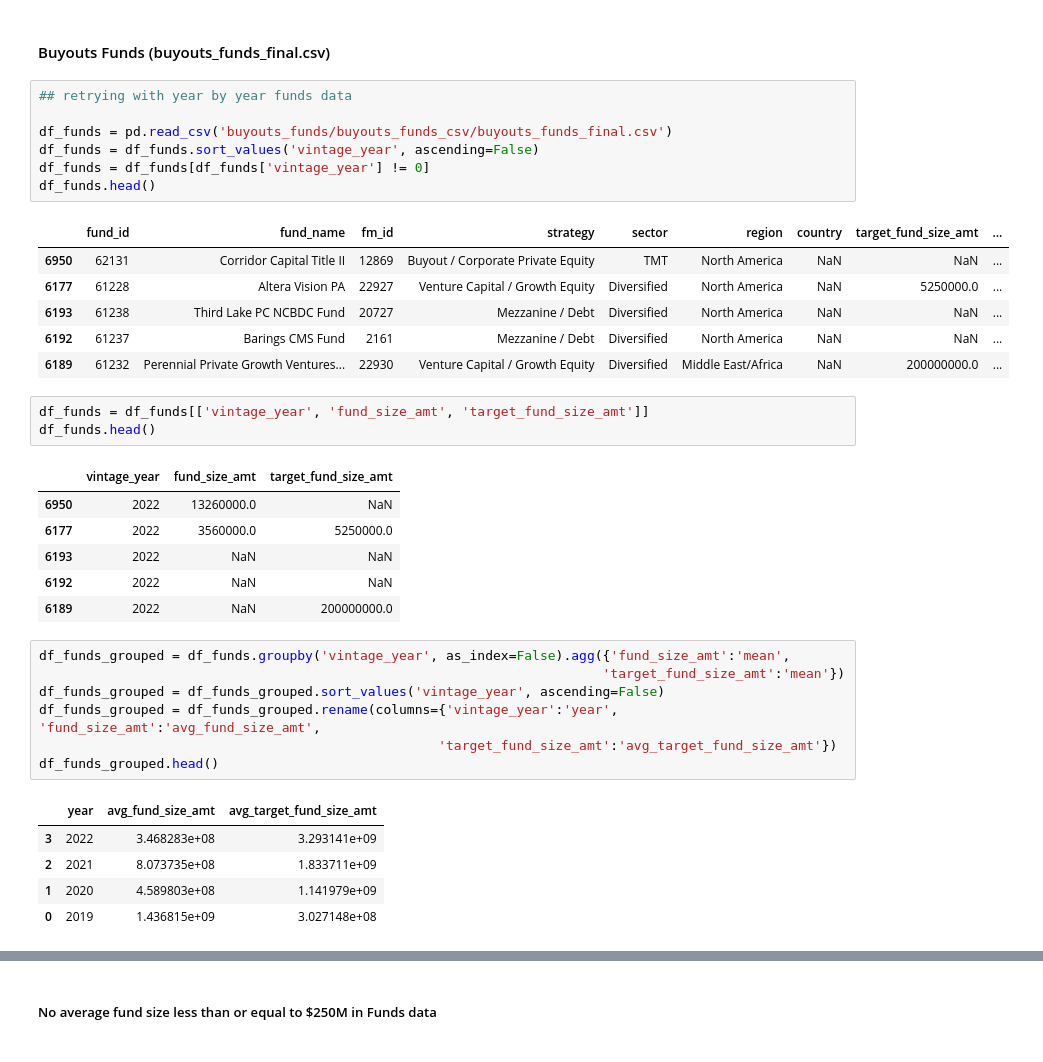
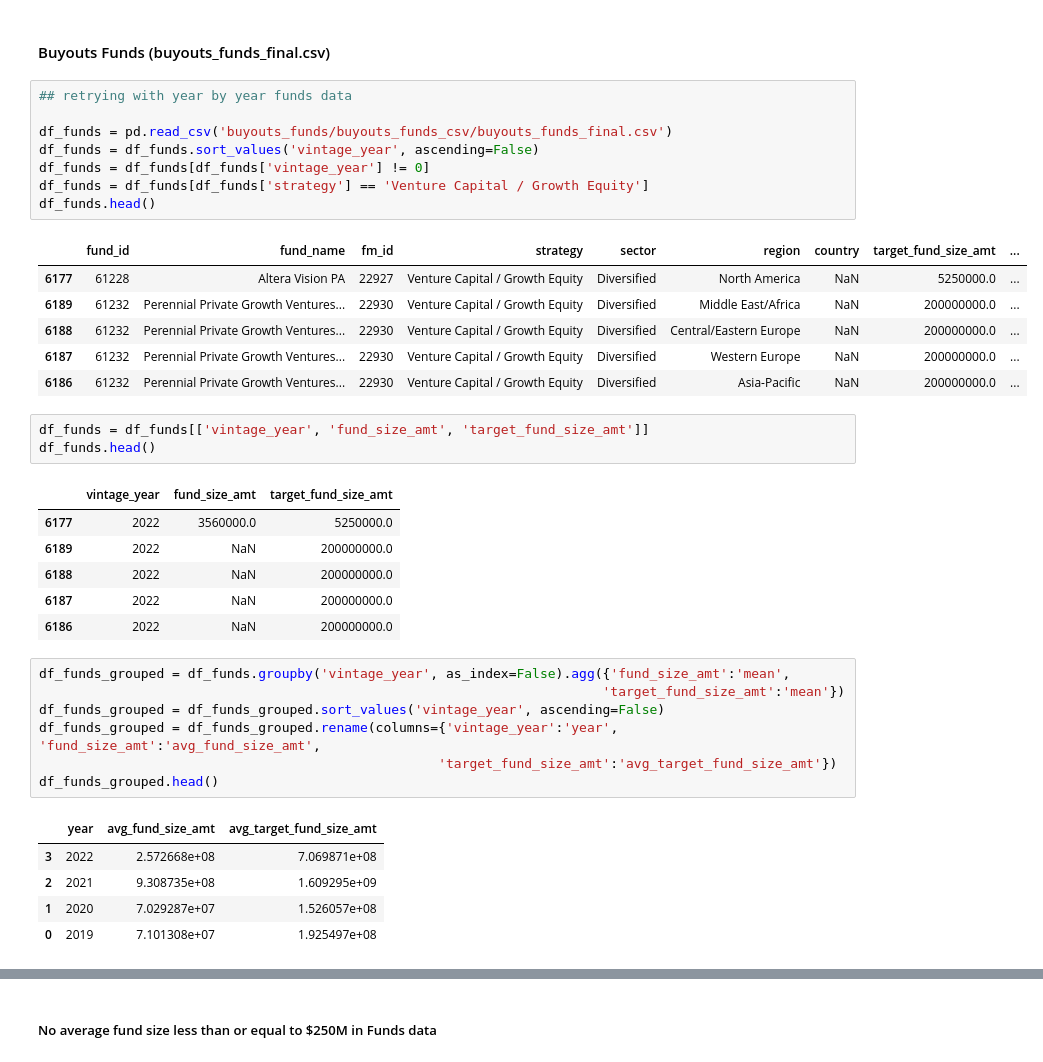
Before and after one commit to anjanaiyer/svb_practicum, a Jupyter notebook: buyouts/buyouts_sp_test.ipynb, the cells around one changed output, grey strips where cells are left out. Saved outputs shown, nothing was run; the diff lists cells and outputs as text.

```diff
--- a/buyouts/buyouts_sp_test.ipynb
+++ b/buyouts/buyouts_sp_test.ipynb
@@ -308,27 +340,28 @@ Name: avg_fund_size_amt, dtype: float64
 # %%
 ## retrying with year by year funds data
 
 df_funds = pd.read_csv('buyouts_funds/buyouts_funds_csv/buyouts_funds_final.csv')
 df_funds = df_funds.sort_values('vintage_year', ascending=False)
 df_funds = df_funds[df_funds['vintage_year'] != 0]
+df_funds = df_funds[df_funds['strategy'] == 'Venture Capital / Growth Equity']
 df_funds.head()
 # %% [output]
 |  | fund_id | fund_name | fm_id | strategy | sector | region | country | target_fund_size_amt | ... |
-| 6950 | 62131 | Corridor Capital Title II | 12869 | Buyout / Corporate Private Equity | TMT | North America | NaN | NaN | ... |
 | 6177 | 61228 | Altera Vision PA | 22927 | Venture Capital / Growth Equity | Diversified | North America | NaN | 5250000.0 | ... |
-| 6193 | 61238 | Third Lake PC NCBDC Fund | 20727 | Mezzanine / Debt | Diversified | North America | NaN | NaN | ... |
-| 6192 | 61237 | Barings CMS Fund | 2161 | Mezzanine / Debt | Diversified | North America | NaN | NaN | ... |
 | 6189 | 61232 | Perennial Private Growth Ventures... | 22930 | Venture Capital / Growth Equity | Diversified | Middle East/Africa | NaN | 200000000.0 | ... |
+| 6188 | 61232 | Perennial Private Growth Ventures... | 22930 | Venture Capital / Growth Equity | Diversified | Central/Eastern Europe | NaN | 200000000.0 | ... |
+| 6187 | 61232 | Perennial Private Growth Ventures... | 22930 | Venture Capital / Growth Equity | Diversified | Western Europe | NaN | 200000000.0 | ... |
+| 6186 | 61232 | Perennial Private Growth Ventures... | 22930 | Venture Capital / Growth Equity | Diversified | Asia-Pacific | NaN | 200000000.0 | ... |
 # %%
 df_funds = df_funds[['vintage_year', 'fund_size_amt', 'target_fund_size_amt']]
 df_funds.head()
 # %% [output]
 |  | vintage_year | fund_size_amt | target_fund_size_amt |
-| 6950 | 2022 | 13260000.0 | NaN |
 | 6177 | 2022 | 3560000.0 | 5250000.0 |
-| 6193 | 2022 | NaN | NaN |
-| 6192 | 2022 | NaN | NaN |
 | 6189 | 2022 | NaN | 200000000.0 |
+| 6188 | 2022 | NaN | 200000000.0 |
+| 6187 | 2022 | NaN | 200000000.0 |
+| 6186 | 2022 | NaN | 200000000.0 |
 # %%
 df_funds_grouped = df_funds.groupby('vintage_year', as_index=False).agg({'fund_size_amt':'mean',
                                                                         'target_fund_size_amt':'mean'})
@@ -338,10 +371,10 @@ df_funds_grouped = df_funds_grouped.rename(columns={'vintage_year':'year', 'fund
 df_funds_grouped.head()
 # %% [output]
 |  | year | avg_fund_size_amt | avg_target_fund_size_amt |
-| 3 | 2022 | 3.468283e+08 | 3.293141e+09 |
-| 2 | 2021 | 8.073735e+08 | 1.833711e+09 |
-| 1 | 2020 | 4.589803e+08 | 1.141979e+09 |
-| 0 | 2019 | 1.436815e+09 | 3.027148e+08 |
+| 3 | 2022 | 2.572668e+08 | 7.069871e+08 |
+| 2 | 2021 | 9.308735e+08 | 1.609295e+09 |
+| 1 | 2020 | 7.029287e+07 | 1.526057e+08 |
+| 0 | 2019 | 7.101308e+07 | 1.925497e+08 |
 # %%
 ## merge S&P data with funds data
 
```
Also changed, not shown: parts of 87 cells of this notebook.
